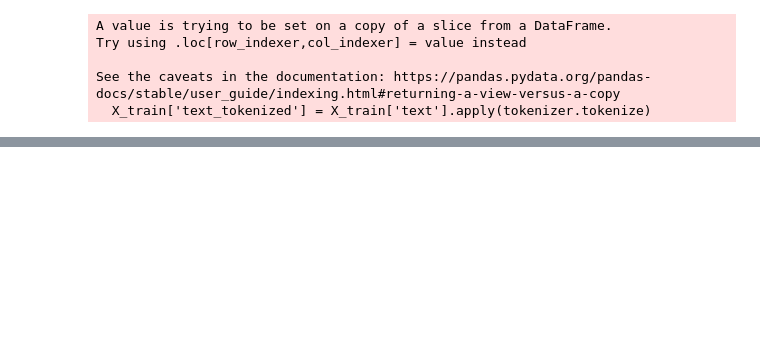
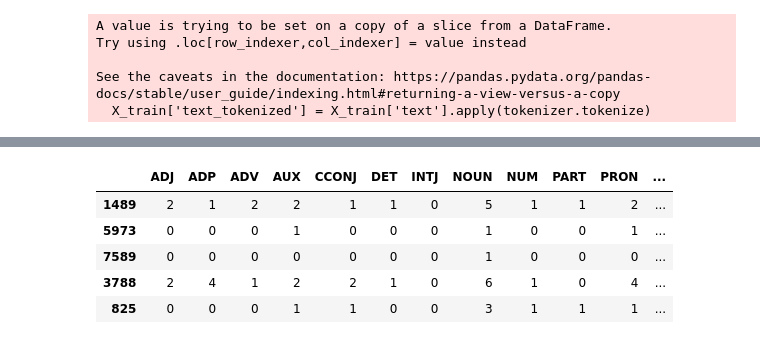
Before and after one commit to zshoorbajee/FlatironProject4, a Jupyter notebook: index.ipynb, the cells around one changed output, grey strips where cells are left out. Cells and saved outputs as stored; diff of their text form; code cells hidden in the pictures; blank space fills up the shorter version.

```diff
--- a/index.ipynb
+++ b/index.ipynb
@@ -239,0 +294,7 @@ See the caveats in the documentation: https://pandas.pydata.org/pandas-docs/stab
+# %%
+stopword_list.extend(["i'm"])
+# %%
+X_train['text_tokenized_no_sw'] = \
+    X_train['text_tokenized'].apply(
+        lambda x: [w for w in x if not w in stopword_list]
+    )
@@ -239,0 +378,44 @@ See the caveats in the documentation: https://pandas.pydata.org/pandas-docs/stab
+# %%
+# Spacy POS
+
+def helper_untokenize(token_list):
+    """
+    Helper function.
+    Takes in a list of tokens and combines them as a string.
+    Instead of having to repeatedly type `lambda x: ' '.join()`
+    """
+    return ' '.join(token_list)
+
+def helper_spacy_pos(text):
+    """
+    Helper function.
+    Takes in a string and returns a list of part-of-speech tokens.
+    """
+    doc = nlp(text)
+    pos_tokens = [t.pos_ for t in doc]
+    return pos_tokens
+
+def make_pos_tokens_df(text_column):
+    """
+    Takes in a Series of texts.
+    Uses SpaCy to turn the text into part-of-speech tokens.
+    Uses sklearn's CountVectorizer to count POS tags for each text.
+    """
+    cvec = CountVectorizer(tokenizer=helper_spacy_pos)
+    pos_vectorized = cvec.fit_transform(text_column)
+    pos_vectorized_df = pd.DataFrame(
+        pos_vectorized.toarray(),
+        columns=cvec.get_feature_names(),
+        index=text_column.index
+        )
+    return pos_vectorized_df
+# %%
+pos_vectorized_df_train = make_pos_tokens_df(X_train['text_tokenized'].apply(helper_untokenize))
+pos_vectorized_df_train.head()
+# %% [output]
+|  | ADJ | ADP | ADV | AUX | CCONJ | DET | INTJ | NOUN | NUM | PART | PRON | ... |
+| 1489 | 2 | 1 | 2 | 2 | 1 | 1 | 0 | 5 | 1 | 1 | 2 | ... |
+| 5973 | 0 | 0 | 0 | 1 | 0 | 0 | 0 | 1 | 0 | 0 | 1 | ... |
+| 7589 | 0 | 0 | 0 | 0 | 0 | 0 | 0 | 1 | 0 | 0 | 0 | ... |
+| 3788 | 2 | 4 | 1 | 2 | 2 | 1 | 0 | 6 | 1 | 0 | 4 | ... |
+| 825 | 0 | 0 | 0 | 1 | 1 | 0 | 0 | 3 | 1 | 1 | 1 | ... |
```
Also changed, not shown: parts of 23 cells of this notebook.
